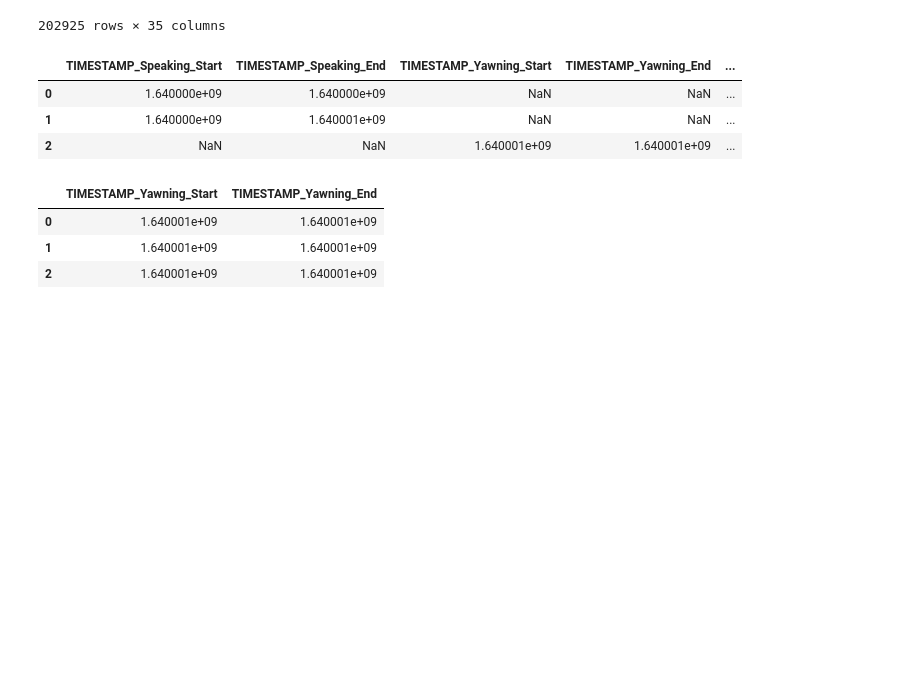
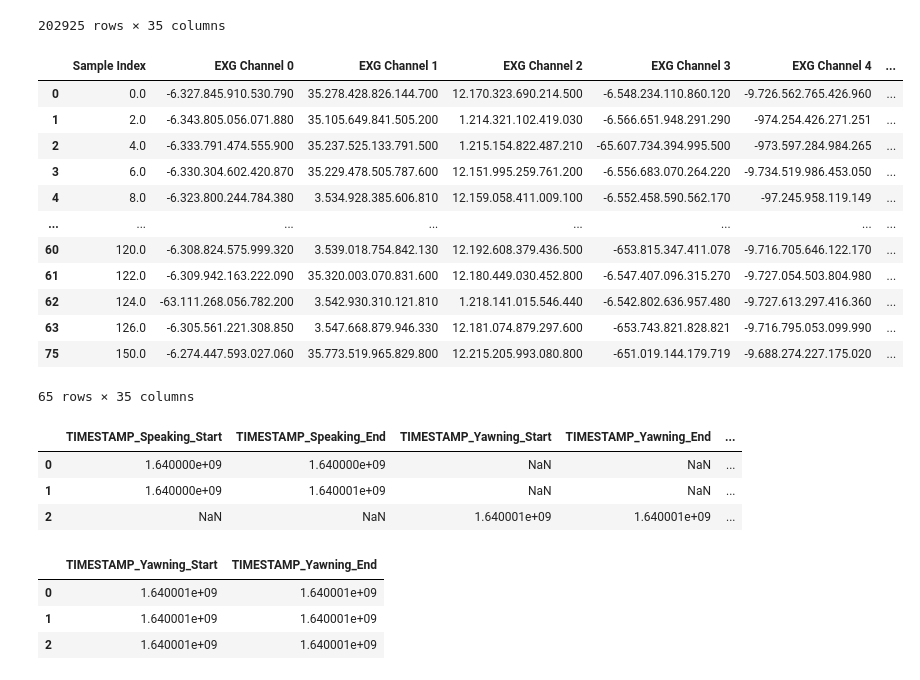
Before and after one commit to davidvblumenthal/nourriture_cEEG, a Jupyter notebook: exploration.ipynb, the cells around one changed output. Saved outputs shown, nothing was run; the diff lists cells and outputs as text; code cells hidden in the pictures; blank space fills up the shorter version.

```diff
--- a/exploration.ipynb
+++ b/exploration.ipynb
@@ -33,6 +35,27 @@ sensor_data
 | 202923 | 106.0 | -5.152.904.111.493.120 | 7.095.114.242.448.120 | 1.324.390.032.814.740 | -70.647.605.734.778.100 | -11.657.284.099.731.900 | ... |
 | 202924 | 108.0 | -51.549.381.202.385.500 | 7.230.342.296.402.720 | 13.222.800.281.381.600 | -708.487.714.348.759 | -11.712.850.536.447.800 | ... |
 202925 rows × 35 columns
+# %%
+#Replace 0 values with NaN and remove them
+sensor_data["Timestamp"].replace(' 0.0', np.nan, inplace=True)
+# %%
+sensor_data = sensor_data[sensor_data['Timestamp'].notna()]
+# %%
+sensor_data.head(65)
+# %% [output]
+|  | Sample Index | EXG Channel 0 | EXG Channel 1 | EXG Channel 2 | EXG Channel 3 | EXG Channel 4 | ... |
+| 0 | 0.0 | -6.327.845.910.530.790 | 35.278.428.826.144.700 | 12.170.323.690.214.500 | -6.548.234.110.860.120 | -9.726.562.765.426.960 | ... |
+| 1 | 2.0 | -6.343.805.056.071.880 | 35.105.649.841.505.200 | 1.214.321.102.419.030 | -6.566.651.948.291.290 | -974.254.426.271.251 | ... |
+| 2 | 4.0 | -6.333.791.474.555.900 | 35.237.525.133.791.500 | 1.215.154.822.487.210 | -65.607.734.394.995.500 | -973.597.284.984.265 | ... |
+| 3 | 6.0 | -6.330.304.602.420.870 | 35.229.478.505.787.600 | 12.151.995.259.761.200 | -6.556.683.070.264.220 | -9.734.519.986.453.050 | ... |
+| 4 | 8.0 | -6.323.800.244.784.380 | 3.534.928.385.606.810 | 12.159.058.411.009.100 | -6.552.458.590.562.170 | -97.245.958.119.149 | ... |
+| ... | ... | ... | ... | ... | ... | ... | ... |
+| 60 | 120.0 | -6.308.824.575.999.320 | 3.539.018.754.842.130 | 12.192.608.379.436.500 | -653.815.347.411.078 | -9.716.705.646.122.170 | ... |
+| 61 | 122.0 | -6.309.942.163.222.090 | 35.320.003.070.831.600 | 12.180.449.030.452.800 | -6.547.407.096.315.270 | -9.727.054.503.804.980 | ... |
+| 62 | 124.0 | -63.111.268.056.782.200 | 3.542.930.310.121.810 | 1.218.141.015.546.440 | -6.542.802.636.957.480 | -9.727.613.297.416.360 | ... |
+| 63 | 126.0 | -6.305.561.221.308.850 | 3.547.668.879.946.330 | 12.181.074.879.297.600 | -653.743.821.828.821 | -9.716.795.053.099.990 | ... |
+| 75 | 150.0 | -6.274.447.593.027.060 | 35.773.519.965.829.800 | 12.215.205.993.080.800 | -651.019.144.179.719 | -9.688.274.227.175.020 | ... |
+65 rows × 35 columns
 # %%
 #list of relevant columns
 columns = ['TIMESTAMP_Speaking_Start', 'TIMESTAMP_Speaking_End', 'TIMESTAMP_Yawning_Start', 'TIMESTAMP_Yawning_End',
```
Also changed, not shown: parts of 11 cells of this notebook, 1 other file.
